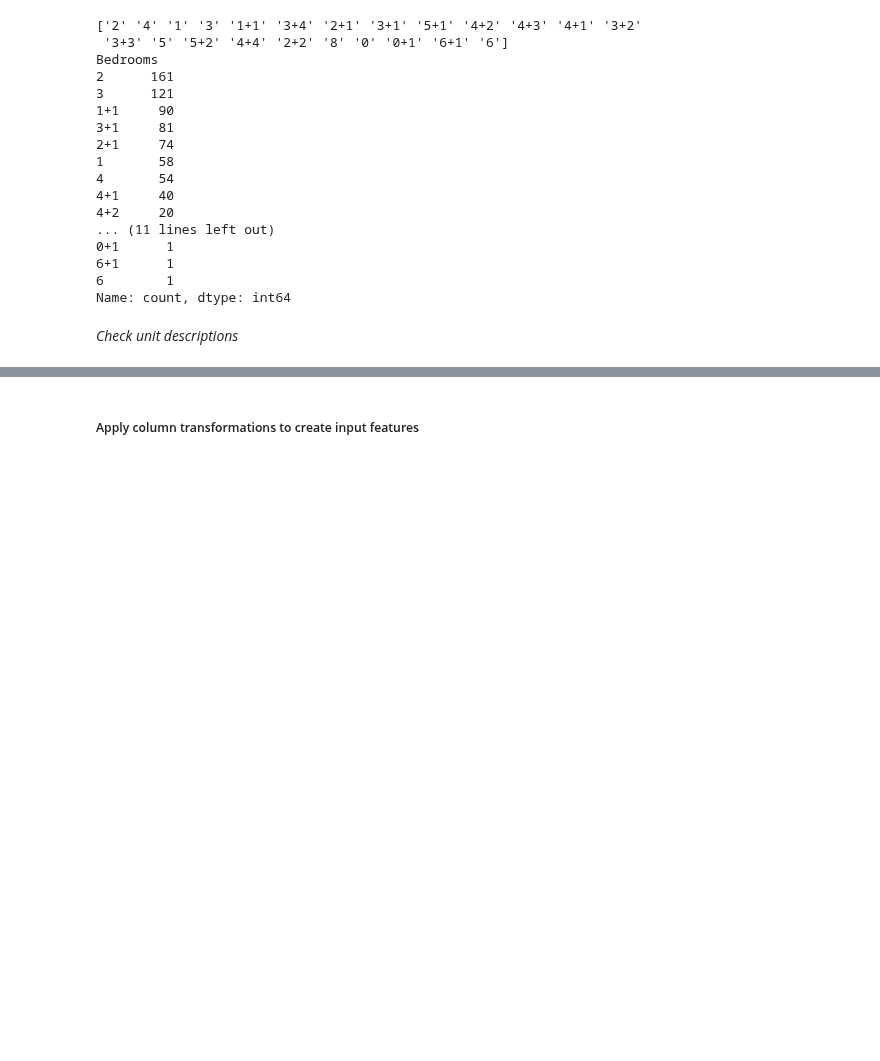
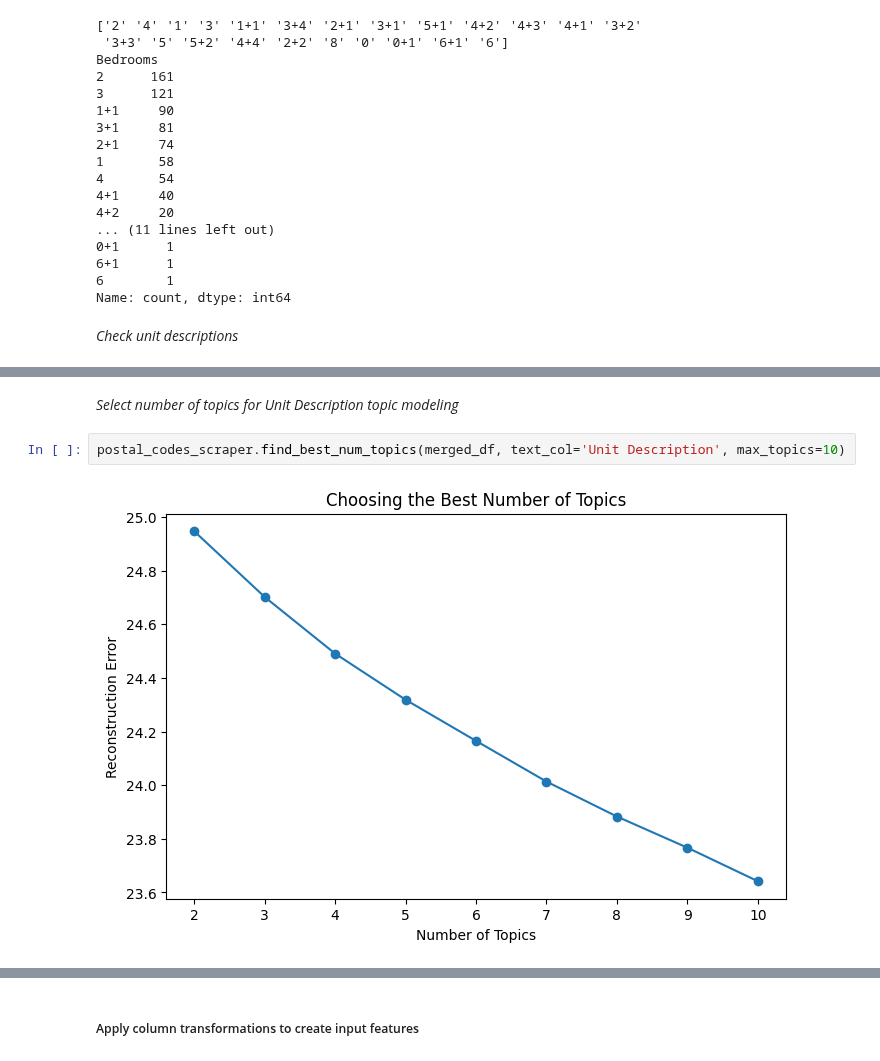
Before and after one commit to alex-jk/housesigma-scraper, a Jupyter notebook: model_data_prep.ipynb, the cells around one changed output, grey strips where cells are left out. Cells and saved outputs as stored; diff of their text form; blank space fills up the shorter version.

```diff
--- a/model_data_prep.ipynb
+++ b/model_data_prep.ipynb
@@ -319,0 +320,6 @@ NameError: name 'merged_df' is not defined
+# %% [markdown]
+*Select number of topics for Unit Description topic modeling*
+# %%
+postal_codes_scraper.find_best_num_topics(merged_df, text_col='Unit Description', max_topics=10)
+# %% [output]
+[figure, added]
```
Also changed, not shown: parts of 9 cells of this notebook, 1 other file.
